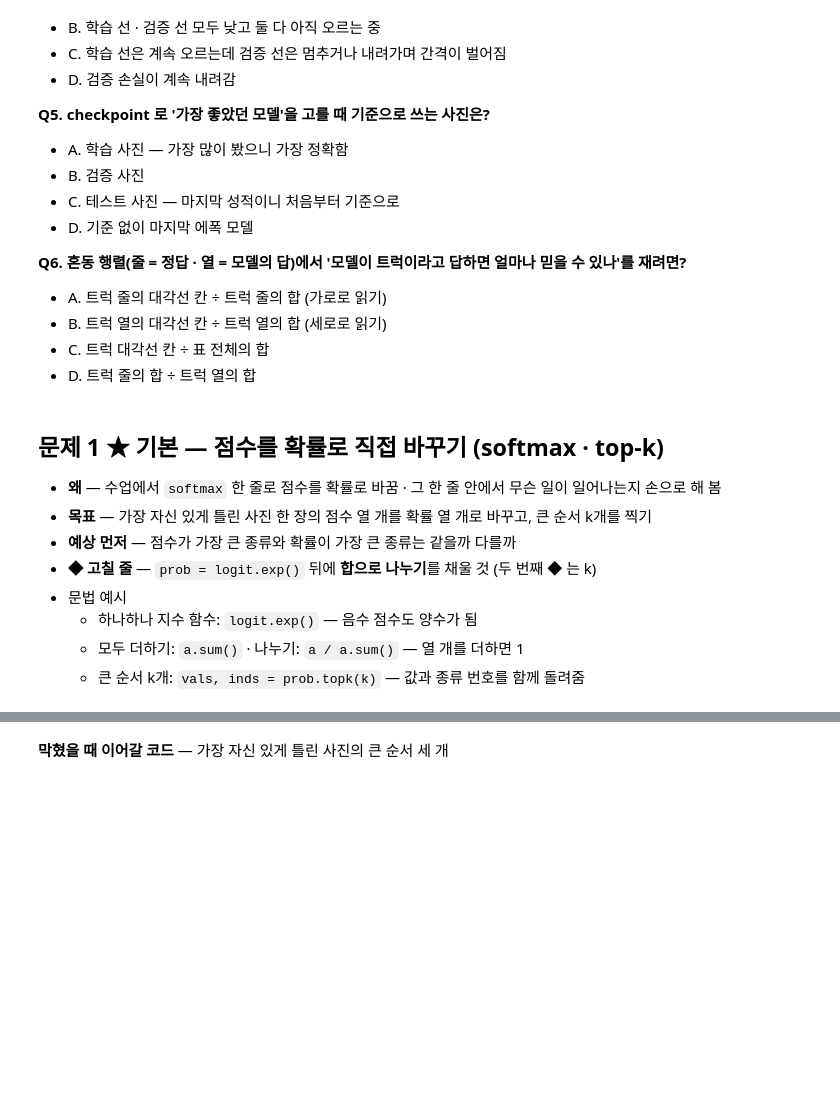
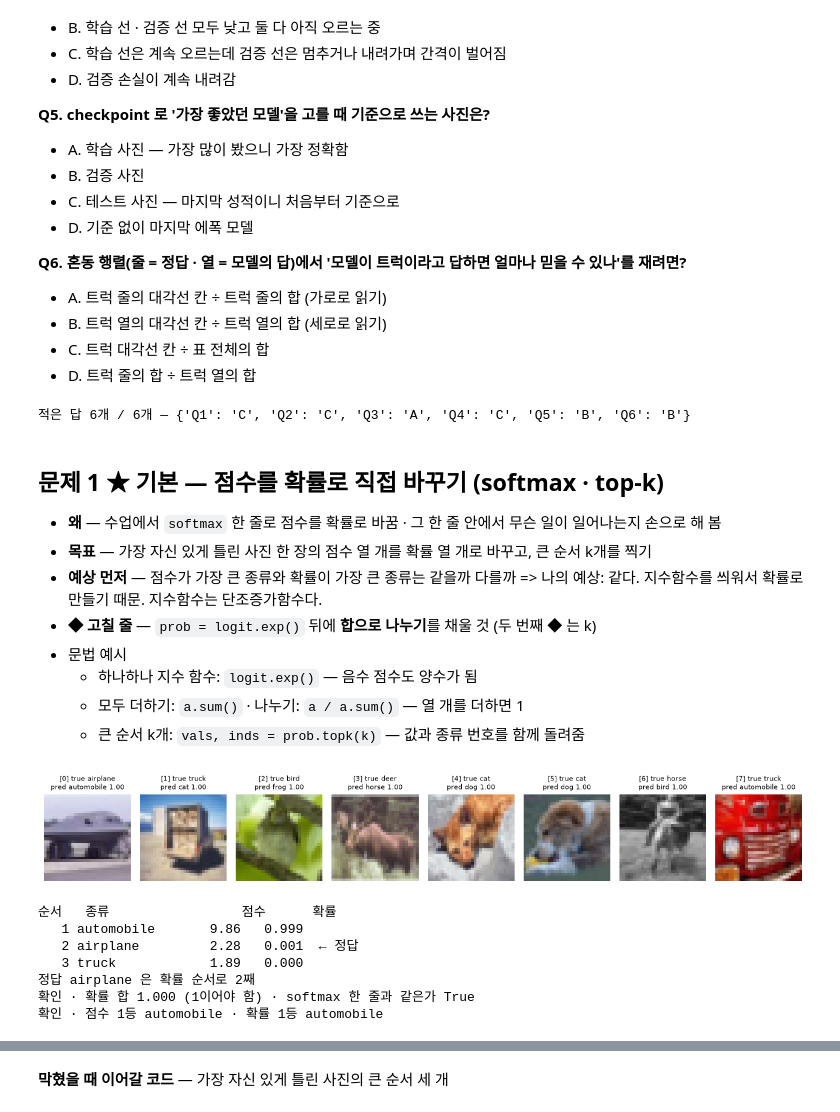
Before and after one commit to raewoo0908/codeit, a Jupyter notebook: course/part2/computer_vision/workbook/PRACTICE_1.ipynb, the cells around one changed output, grey strips where cells are left out. Saved outputs shown, nothing was run; the diff lists cells and outputs as text; code cells hidden in the pictures; blank space fills up the shorter version.

```diff
--- a/course/part2/computer_vision/workbook/PRACTICE_1.ipynb
+++ b/course/part2/computer_vision/workbook/PRACTICE_1.ipynb
@@ -113,16 +115,18 @@ print(f"준비 끝 · 검증 사진 {len(x_val)}장 · 모델이 맞힌 사진 {
 - C. 트럭 대각선 칸 ÷ 표 전체의 합
 - D. 트럭 줄의 합 ÷ 트럭 열의 합
 # %%
-answers = {"Q1": "", "Q2": "", "Q3": "", "Q4": "", "Q5": "", "Q6": ""}                                       # ◆ 따옴표 안에 A · B · C · D 중 하나
+answers = {"Q1": "C", "Q2": "C", "Q3": "A", "Q4": "C", "Q5": "B", "Q6": "B"}                                       # ◆ 따옴표 안에 A · B · C · D 중 하나
 
 filled = [q for q, a in answers.items() if a.strip().upper() in ("A", "B", "C", "D")]
 print(f"적은 답 {len(filled)}개 / 6개 —", answers)
+# %% [output]
+적은 답 6개 / 6개 — {'Q1': 'C', 'Q2': 'C', 'Q3': 'A', 'Q4': 'C', 'Q5': 'B', 'Q6': 'B'}
 # %% [markdown]
 ## 문제 1 ★ 기본 — 점수를 확률로 직접 바꾸기 (softmax · top-k)
 
 - **왜** — 수업에서 `softmax` 한 줄로 점수를 확률로 바꿈 · 그 한 줄 안에서 무슨 일이 일어나는지 손으로 해 봄
 - **목표** — 가장 자신 있게 틀린 사진 한 장의 점수 열 개를 확률 열 개로 바꾸고, 큰 순서 k개를 찍기
-- **예상 먼저** — 점수가 가장 큰 종류와 확률이 가장 큰 종류는 같을까 다를까
+- **예상 먼저** — 점수가 가장 큰 종류와 확률이 가장 큰 종류는 같을까 다를까 => 나의 예상: 같다. 지수함수를 씌워서 확률로 만들기 때문. 지수함수는 단조증가함수다.
 - **◆ 고칠 줄** — `prob = logit.exp()` 뒤에 **합으로 나누기**를 채울 것 (두 번째 ◆ 는 k)
 - 문법 예시
   - 하나하나 지수 함수: `logit.exp()` — 음수 점수도 양수가 됨
@@ -131,31 +135,40 @@ print(f"적은 답 {len(filled)}개 / 6개 —", answers)
 # %%
 wrong = (pred != y_val).nonzero().flatten()
 order = wrong[conf[wrong].argsort(descending=True)]  # 틀린 사진을 확신이 큰 순서로
 show([x_val[i] for i in order[:8]],
      [f"[{r}] true {CLASSES[y_val[i]]}\npred {CLASSES[pred[i]]} {conf[i]:.2f}" for r, i in enumerate(order[:8])])
 
 pick = 0                                              # 위 그림의 [번호] — 0 은 가장 자신 있게 틀린 사진
 i = int(order[pick])
 model.eval()
 with torch.no_grad():
     logit = model(to_input(x_val[i:i + 1]))[0]       # 점수 열 개
 
-prob = logit.exp()                       # ◆ 합으로 나누기를 채울 것 — 예: a / a.sum()
-k = 1                                                 # ◆ 큰 순서로 몇 개 볼지 — 1 ~ 10
+prob = logit.exp() / logit.exp().sum()                       # ◆ 합으로 나누기를 채울 것 — 예: a / a.sum()
+k = 3                                                    # ◆ 큰 순서로 몇 개 볼지 — 1 ~ 10
 
 vals, inds = prob.topk(k)
 print(f"{'순서':4s} {'종류':12s} {'점수':>8s} {'확률':>7s}")
 for r, (v, c) in enumerate(zip(vals, inds), start=1):
     mark = "  ← 정답" if int(c) == int(y_val[i]) else ""
     print(f"{r:4d} {CLASSES[c]:12s} {logit[c]:8.2f} {v:7.3f}{mark}")
 rank_true = int((prob > prob[y_val[i]]).sum()) + 1
 print(f"정답 {CLASSES[y_val[i]]} 은 확률 순서로 {rank_true}째")
 
 # 확인 — 고치지 않았으면 무엇이 덜 되었는지 알려 줌
 same = torch.allclose(prob, logit.softmax(0), atol=1e-5)
 print(f"확인 · 확률 합 {prob.sum():.3f} (1이어야 함) · softmax 한 줄과 같은가 {same}")
 if not same:
     print("   → 아직 합으로 나누지 않음 · ◆ 줄을 a / a.sum() 모양으로 고칠 것")
 print(f"확인 · 점수 1등 {CLASSES[logit.argmax()]} · 확률 1등 {CLASSES[prob.argmax()]}")
+# %% [output]
+[figure, added]
+순서   종류                 점수      확률
+   1 automobile       9.86   0.999
+   2 airplane         2.28   0.001  ← 정답
+   3 truck            1.89   0.000
+정답 airplane 은 확률 순서로 2째
+확인 · 확률 합 1.000 (1이어야 함) · softmax 한 줄과 같은가 True
+확인 · 점수 1등 automobile · 확률 1등 automobile
 # %% [markdown]
 - 확인 질문 1 — 점수 1등과 확률 1등이 같은가 · 왜 그런가
```
Also changed, not shown: parts of 15 cells of this notebook, 3 other files.
